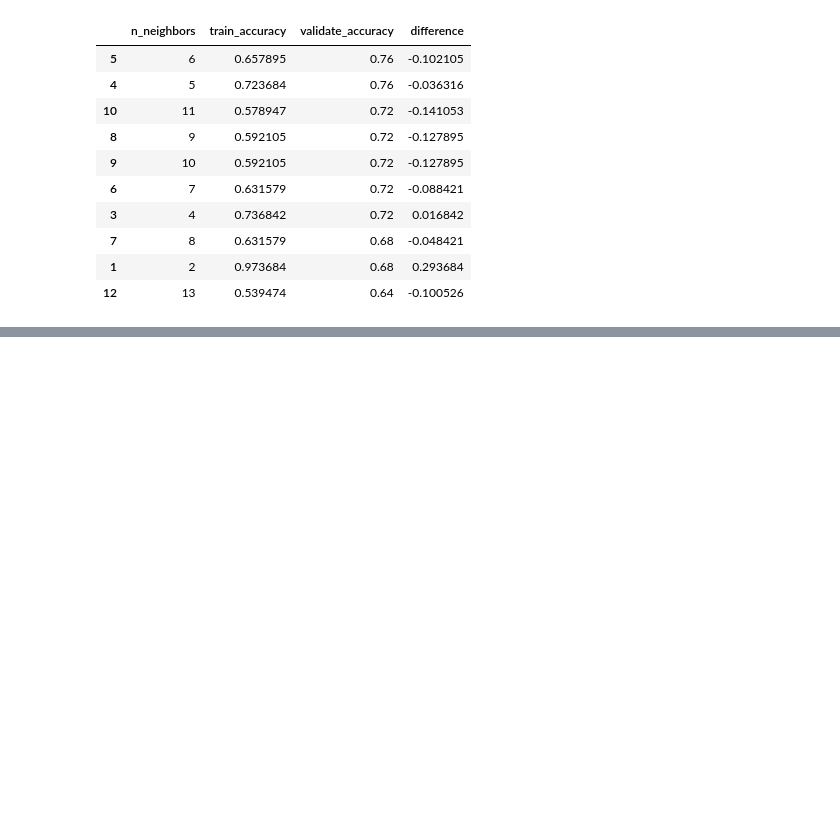
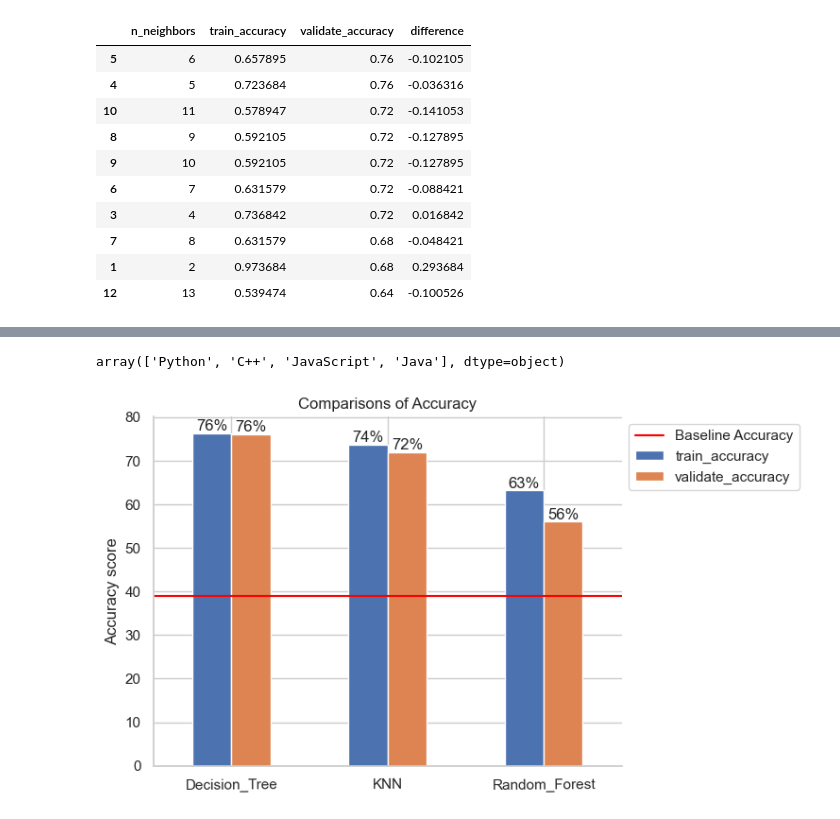
Before and after one commit to JDSINLP/NLP-Project, a Jupyter notebook: dev_scratchbook.ipynb, the cells around one changed output, grey strips where cells are left out. Drawn from its saved outputs; the diff is of its cells as text; code cells hidden in the pictures; blank space fills up the shorter version.

```diff
--- a/dev_scratchbook.ipynb
+++ b/dev_scratchbook.ipynb
@@ -76,7 +79,7 @@ train.shape, val.shape, test.shape
 # %%
 X_train, y_train, X_val, y_val, X_test, y_test = w.x_y_split(df, 'language')
 # %%
-X_train_tfid, X_val_tfid, X_test_tfid= w.get_tfid(X_train, X_val, X_test, y_train, y_val, y_test)
+X_train_tfid, X_val_tfid, X_test_tfid= m.get_tfid(X_train, X_val, X_test, y_train, y_val, y_test)
 # %%
 words = w.clean_text(' '.join(train['readme_contents_clean']))
 # %%
@@ -130,5 +145,5 @@ Baseline accuracy: 0.39473684210526316
 # %%
-df_1 = w.decision_tree(X_train_tfid, X_val_tfid, y_train, y_val)
+df_1 = m.decision_tree(X_train_tfid, X_val_tfid, y_train, y_val)
 # %%
 df_1.sort_values(by=['validate_accuracy', 'difference'], ascending = [False,True]).head(10)
 # %% [output]
@@ -259,0 +385,35 @@ w.get_decison_tree_test(X_train_tfid, X_test_tfid, y_train, y_test,4)
+# %%
+test.language.unique()
+# %% [output]
+array(['Python', 'C++', 'JavaScript', 'Java'], dtype=object)
+# %%
+models_df = m.get_models_accuracy(X_train_tfid, X_val_tfid, y_train, y_val)
+# %%
+def viz_models_accuracy(df):
+
+    '''takes in a dataframe and plot a graph to show comparisons models accuracy score on train and valiadate data'''
+
+    df_1 = df.copy()
+    df_1.validate_accuracy = df_1.validate_accuracy * 100
+    df_1.train_accuracy = df_1.train_accuracy * 100
+    df_1 = df_1.drop(columns='difference')
+    df_1 = df_1.sort_values(by=['validate_accuracy'], ascending=False)
+    ax = df_1.plot.bar(rot=.5)
+
+
+    baseline_accuracy = 39
+    plt.axhline(baseline_accuracy , label="Baseline Accuracy", color='red')
+    plt.legend()
+    ax.legend(loc='upper left', bbox_to_anchor=(1, 1))
+
+    ax.spines[['right', 'top']].set_visible(False)
+    plt.title("Comparisons of Accuracy")
+    plt.ylabel('Accuracy score')
+    plt.bar_label(ax.containers[0],fmt='%.0f%%')
+    plt.bar_label(ax.containers[1],fmt='%.0f%%')
+    sns.set_theme(style="whitegrid")
+    plt.show()
+# %%
+viz_models_accuracy(models_df)
+# %% [output]
+[figure, added]
```
Also changed, not shown: parts of 18 cells of this notebook.
